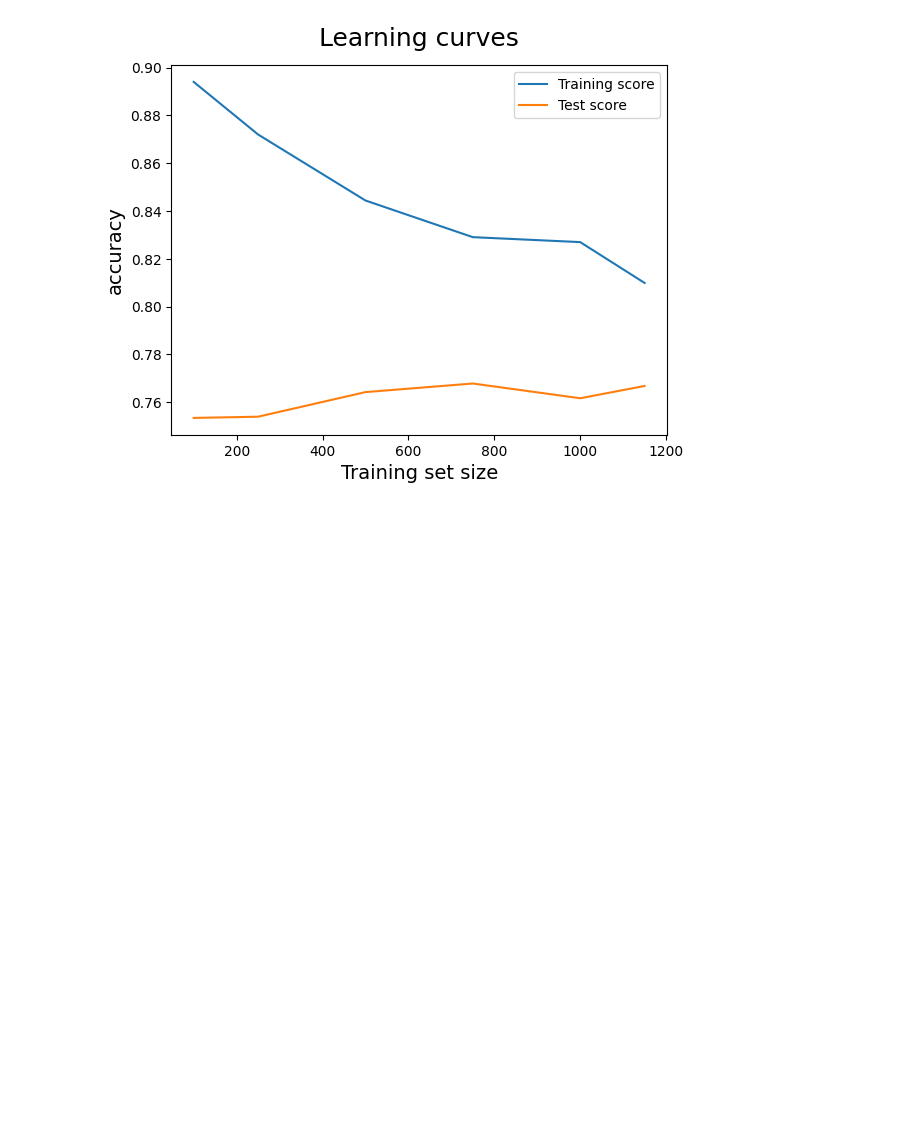
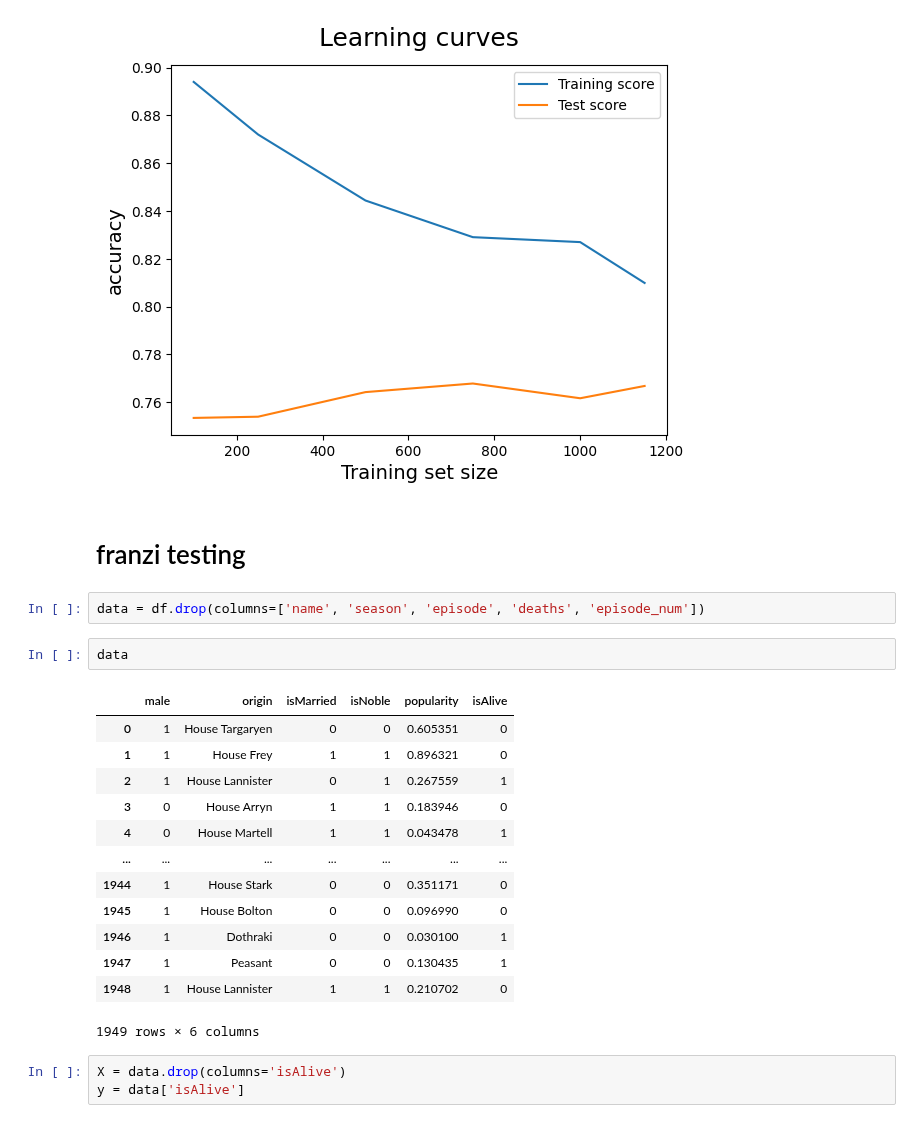
Before and after one commit to franziskasteger/game-of-thrones-survival, a Jupyter notebook: notebooks/josh_GOT_Machine.ipynb, the cells around one changed output. Saved outputs shown, nothing was run; the diff lists cells and outputs as text; blank space fills up the shorter version.

```diff
--- a/notebooks/josh_GOT_Machine.ipynb
+++ b/notebooks/josh_GOT_Machine.ipynb
@@ -163,3 +148,26 @@ plt.legend()
 # %% [output]
 <matplotlib.legend.Legend at 0x...>
 [figure]
+# %% [markdown]
+# franzi testing
+# %%
+data = df.drop(columns=['name', 'season', 'episode', 'deaths', 'episode_num'])
+# %%
+data
+# %% [output]
+|  | male | origin | isMarried | isNoble | popularity | isAlive |
+| 0 | 1 | House Targaryen | 0 | 0 | 0.605351 | 0 |
+| 1 | 1 | House Frey | 1 | 1 | 0.896321 | 0 |
+| 2 | 1 | House Lannister | 0 | 1 | 0.267559 | 1 |
+| 3 | 0 | House Arryn | 1 | 1 | 0.183946 | 0 |
+| 4 | 0 | House Martell | 1 | 1 | 0.043478 | 1 |
+| ... | ... | ... | ... | ... | ... | ... |
+| 1944 | 1 | House Stark | 0 | 0 | 0.351171 | 0 |
+| 1945 | 1 | House Bolton | 0 | 0 | 0.096990 | 0 |
+| 1946 | 1 | Dothraki | 0 | 0 | 0.030100 | 1 |
+| 1947 | 1 | Peasant | 0 | 0 | 0.130435 | 1 |
+| 1948 | 1 | House Lannister | 1 | 1 | 0.210702 | 0 |
+1949 rows × 6 columns
+# %%
+X = data.drop(columns='isAlive')
+y = data['isAlive']
```
Also changed, not shown: parts of 14 cells of this notebook, 1 other file.
